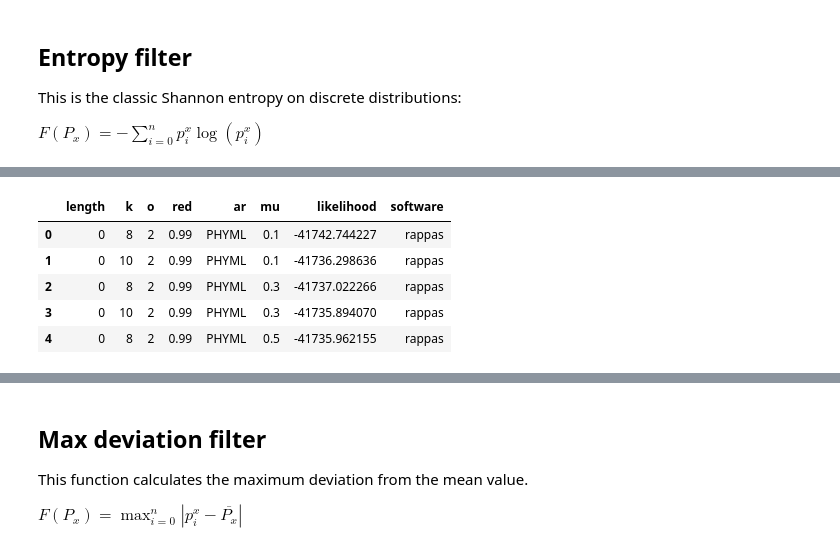
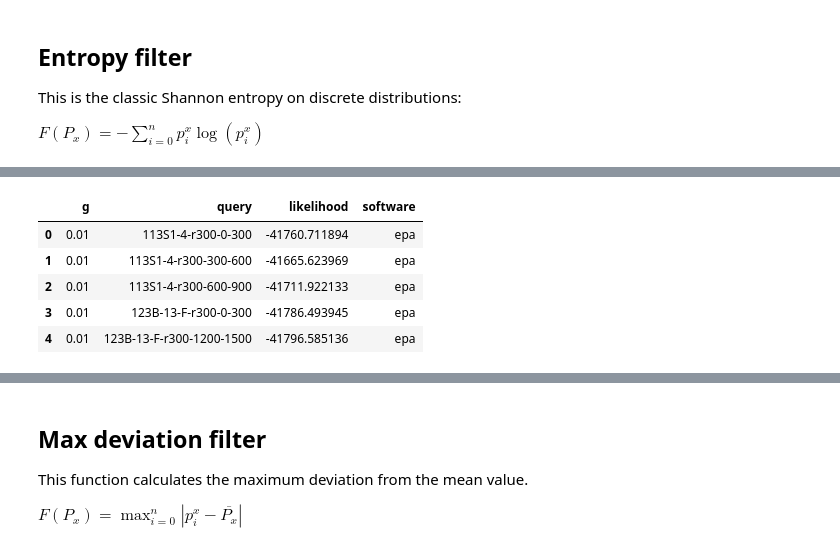
Before and after one commit to phylo42/EPIK, a Jupyter notebook: kmer_filter.ipynb, the cells around one changed output, grey strips where cells are left out. Saved outputs shown, nothing was run; the diff lists cells and outputs as text; code cells hidden in the pictures.

```diff
--- a/kmer_filter.ipynb
+++ b/kmer_filter.ipynb
@@ -61,13 +83,14 @@ import matplotlib.pyplot as plt
 # %%
 workdir = "/home/nikolai/dev/datasets/d652/266_pruning/pewo_likelihood"
-filename = f"{workdir}/summary_table_LL_rappas2.csv"
-df_rappas = pd.read_csv(filename, sep=";")
-df_rappas["software"] = "rappas"
-df_rappas.head()
+filename = f"{workdir}/tables_LL_epa.csv"
+tables_epa = pd.read_csv(filename, sep=";")
+tables_epa["software"] = "epa"
+tables_epa.drop(['pruning', 'length'], axis=1, inplace=True)
+tables_epa.head()
 # %% [output]
-|  | length | k | o | red | ar | mu | likelihood | software |
-| 0 | 0 | 8 | 2 | 0.99 | PHYML | 0.1 | -41742.744227 | rappas |
-| 1 | 0 | 10 | 2 | 0.99 | PHYML | 0.1 | -41736.298636 | rappas |
-| 2 | 0 | 8 | 2 | 0.99 | PHYML | 0.3 | -41737.022266 | rappas |
-| 3 | 0 | 10 | 2 | 0.99 | PHYML | 0.3 | -41735.894070 | rappas |
-| 4 | 0 | 8 | 2 | 0.99 | PHYML | 0.5 | -41735.962155 | rappas |
+|  | g | query | likelihood | software |
+| 0 | 0.01 | 113S1-4-r300-0-300 | -41760.711894 | epa |
+| 1 | 0.01 | 113S1-4-r300-300-600 | -41665.623969 | epa |
+| 2 | 0.01 | 113S1-4-r300-600-900 | -41711.922133 | epa |
+| 3 | 0.01 | 123B-13-F-r300-0-300 | -41786.493945 | epa |
+| 4 | 0.01 | 123B-13-F-r300-1200-1500 | -41796.585136 | epa |
```
Also changed, not shown: parts of 36 cells of this notebook, 7 other files.
